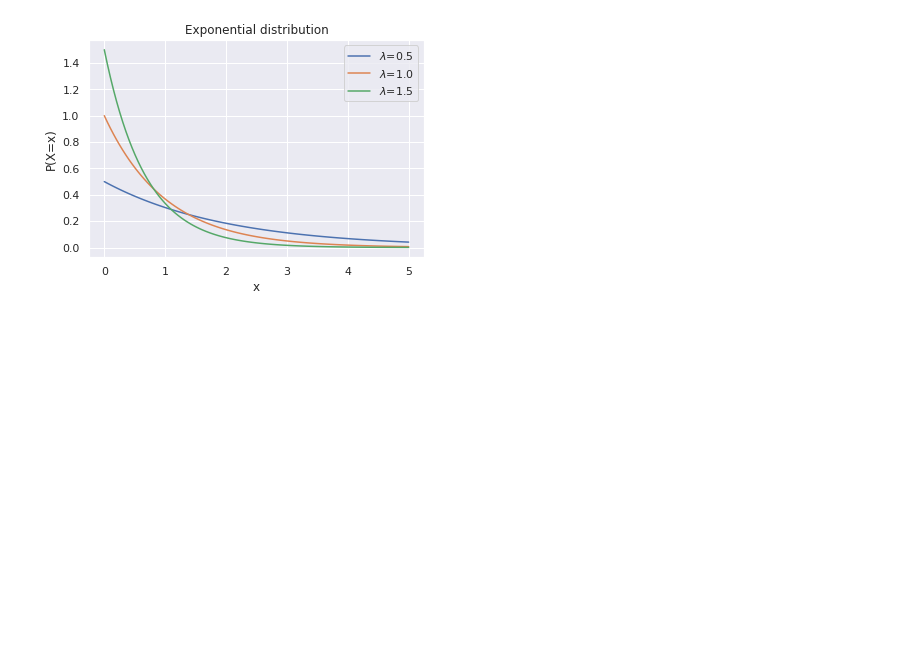
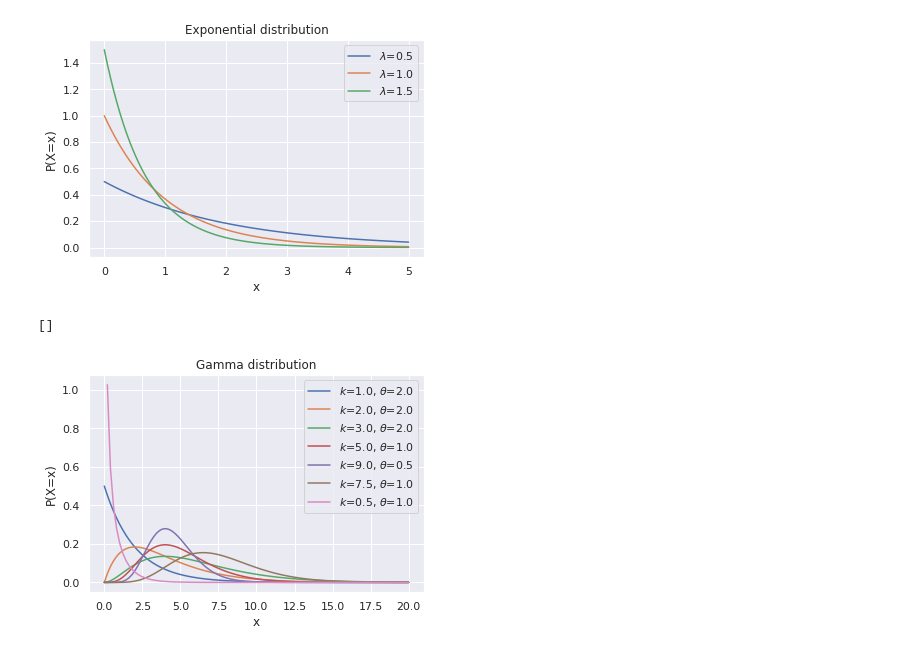
Before and after one commit to kk127/distributions, a Jupyter notebook: continuous_distribution.ipynb, the cells around one changed output. Drawn from its saved outputs; the diff is of its cells as text; code cells hidden in the pictures; blank space fills up the shorter version.

Commit message:
Gamma distribution

```diff
--- a/continuous_distribution.ipynb
+++ b/continuous_distribution.ipynb
@@ -45,3 +46,25 @@ plt.plot()
 # %% [output]
 []
 [figure]
+# %%
+def gamma_distribution(k, s):
+    label=f"$k$={k}, $\\theta$={s}"
+    x = np.linspace(0, 20, 100)
+    y = (x ** (k-1)) * (np.e ** (- x / s)) / gamma(k) / (s ** k)
+    sns.lineplot(x, y, label=label)
+
+gamma_distribution(1.0, 2.0)
+gamma_distribution(2.0, 2.0)
+gamma_distribution(3.0, 2.0)
+gamma_distribution(5.0, 1.0)
+gamma_distribution(9.0, 0.5)
+gamma_distribution(7.5, 1.0)
+gamma_distribution(0.5, 1.0)
+
+plt.title("Gamma distribution")
+plt.xlabel("x")
+plt.ylabel("P(X=x)")
+plt.plot()
+# %% [output]
+[]
+[figure, added]
```
Also changed, not shown: parts of 1 cell of this notebook.
